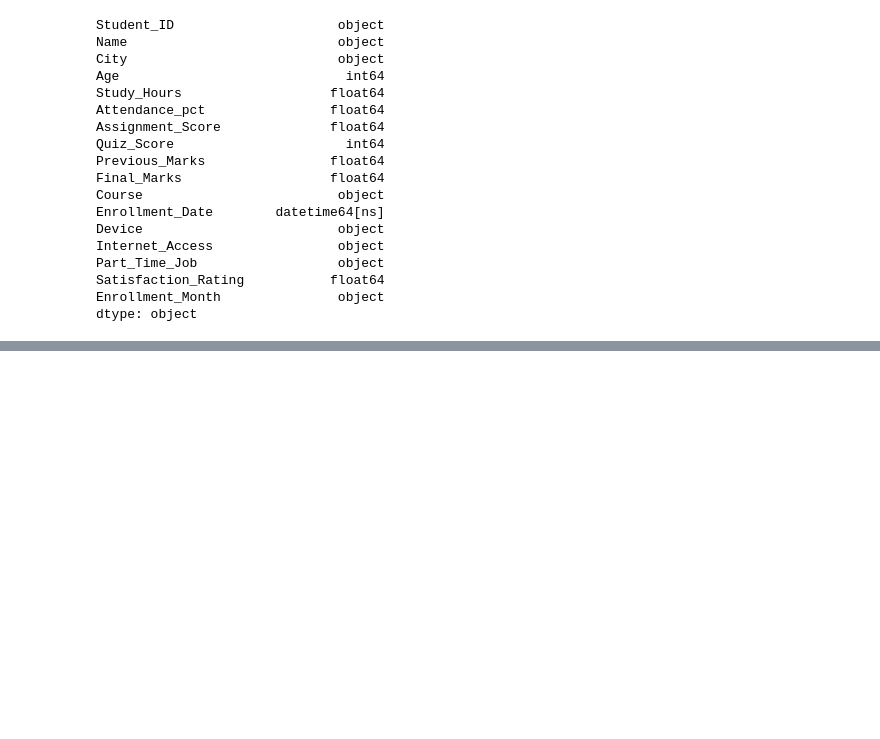
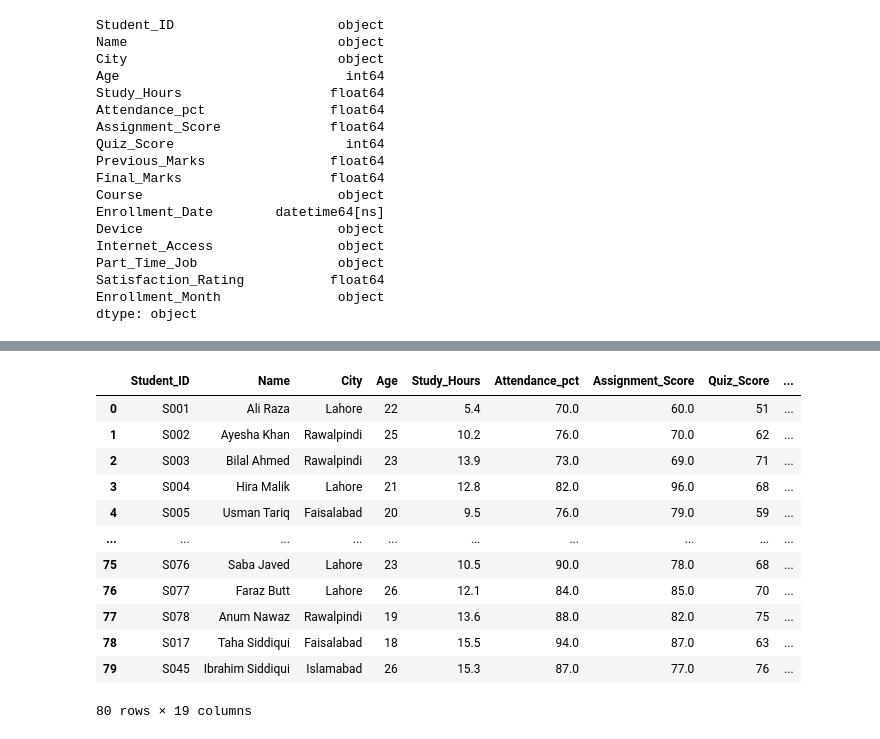
Before and after one commit to Abdullah25r/ML-Spaces, a Jupyter notebook: pandas.ipynb, the cells around one changed output, grey strips where cells are left out. Cells and saved outputs as stored; diff of their text form; code cells hidden in the pictures; blank space fills up the shorter version.

```diff
--- a/pandas.ipynb
+++ b/pandas.ipynb
@@ -408,0 +634,37 @@ AttributeError: module 'pandas' has no attribute 'clip'
+# %%
+'''
+64. Create a temporary copy indexed by Student_ID.
+65. Use the index to retrieve one student and a small group of students.
+66. Reset the index back to a normal column.
+67. Explain when a meaningful index is useful and why you should not assume it is unique without checking.
+Skill focus: set_index, reset_index, indexed selection
+'''
+
+new_copy = df.copy().set_index('Student_ID')
+new_copy
+
+#single student
+new_copy.loc['S006']
+#group studnet
+new_copy.loc['S006': 'S010']
+
+#reset Index
+new_copy.reset_index()
+
+# we shuld use indexed when we want to look hight speed seraching and other operaion pandas use hashtable and search trees under the hood query via loc is better than using boolean indexing
+# we can't use custom index when we dealt it with db data where prmary key is exist else wehre pandas allsowis duplicate entires indexing
+#If your source dataset contains duplicate identifier records (such as a student enrolling in two separate courses under the same ID) and you call .set_index(), Pandas will silently index both rows with that same label. If you blindly assume uniqueness and call df_indexed.loc['STU_103'], Pandas will unpredictably return a DataFrame of multiple rows instead of a single row Series, which can quickly break downstream data cleaning steps or machine learning pipelines. Always run df.index.is_unique to verify structure
+# %% [output]
+|  | Student_ID | Name | City | Age | Study_Hours | Attendance_pct | Assignment_Score | Quiz_Score | ... |
+| 0 | S001 | Ali Raza | Lahore | 22 | 5.4 | 70.0 | 60.0 | 51 | ... |
+| 1 | S002 | Ayesha Khan | Rawalpindi | 25 | 10.2 | 76.0 | 70.0 | 62 | ... |
+| 2 | S003 | Bilal Ahmed | Rawalpindi | 23 | 13.9 | 73.0 | 69.0 | 71 | ... |
+| 3 | S004 | Hira Malik | Lahore | 21 | 12.8 | 82.0 | 96.0 | 68 | ... |
+| 4 | S005 | Usman Tariq | Faisalabad | 20 | 9.5 | 76.0 | 79.0 | 59 | ... |
+| ... | ... | ... | ... | ... | ... | ... | ... | ... | ... |
+| 75 | S076 | Saba Javed | Lahore | 23 | 10.5 | 90.0 | 78.0 | 68 | ... |
+| 76 | S077 | Faraz Butt | Lahore | 26 | 12.1 | 84.0 | 85.0 | 70 | ... |
+| 77 | S078 | Anum Nawaz | Rawalpindi | 19 | 13.6 | 88.0 | 82.0 | 75 | ... |
+| 78 | S017 | Taha Siddiqui | Faisalabad | 18 | 15.5 | 94.0 | 87.0 | 63 | ... |
+| 79 | S045 | Ibrahim Siddiqui | Islamabad | 26 | 15.3 | 87.0 | 77.0 | 76 | ... |
+80 rows × 19 columns
```
Also changed, not shown: parts of 6 cells of this notebook.
